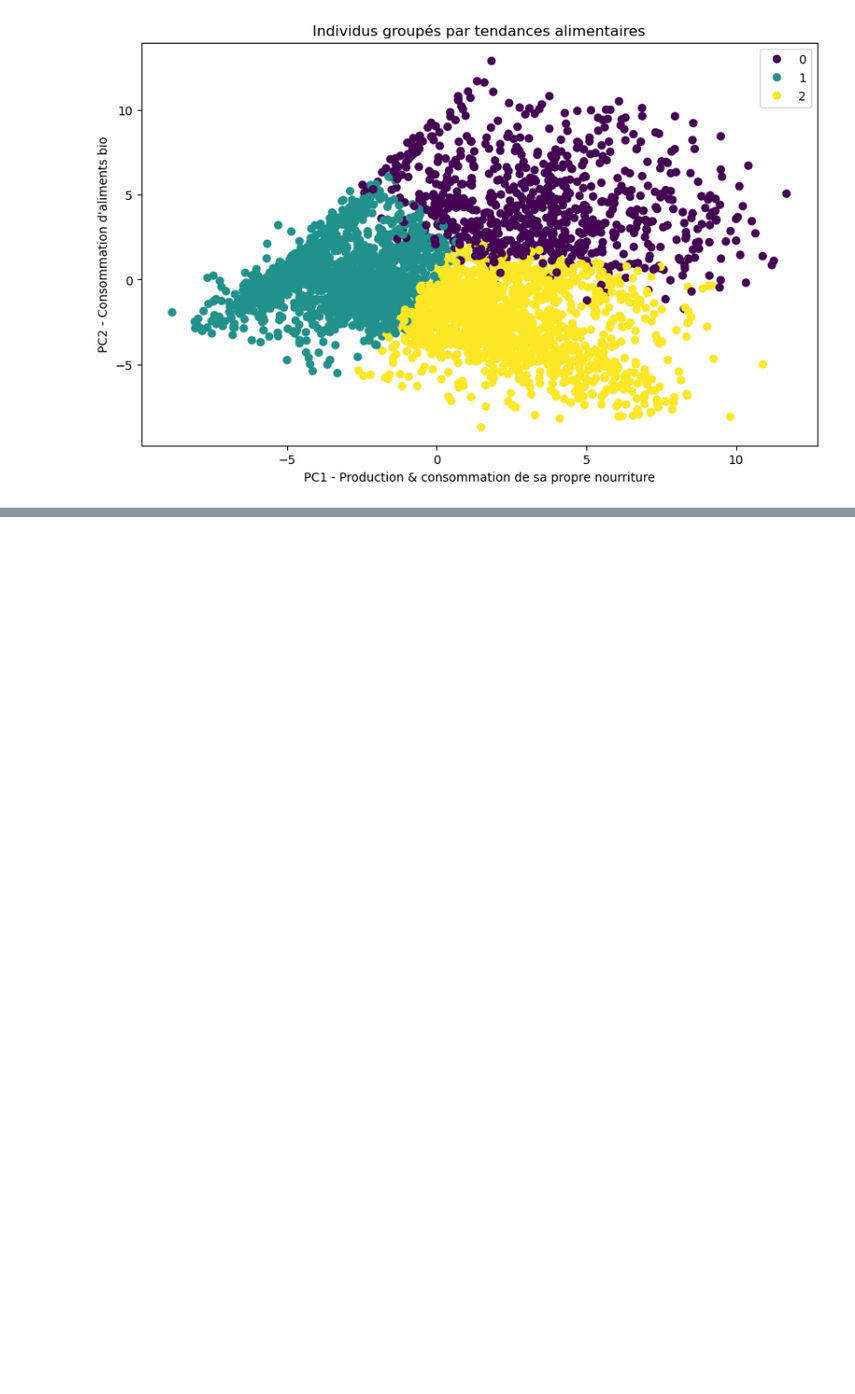
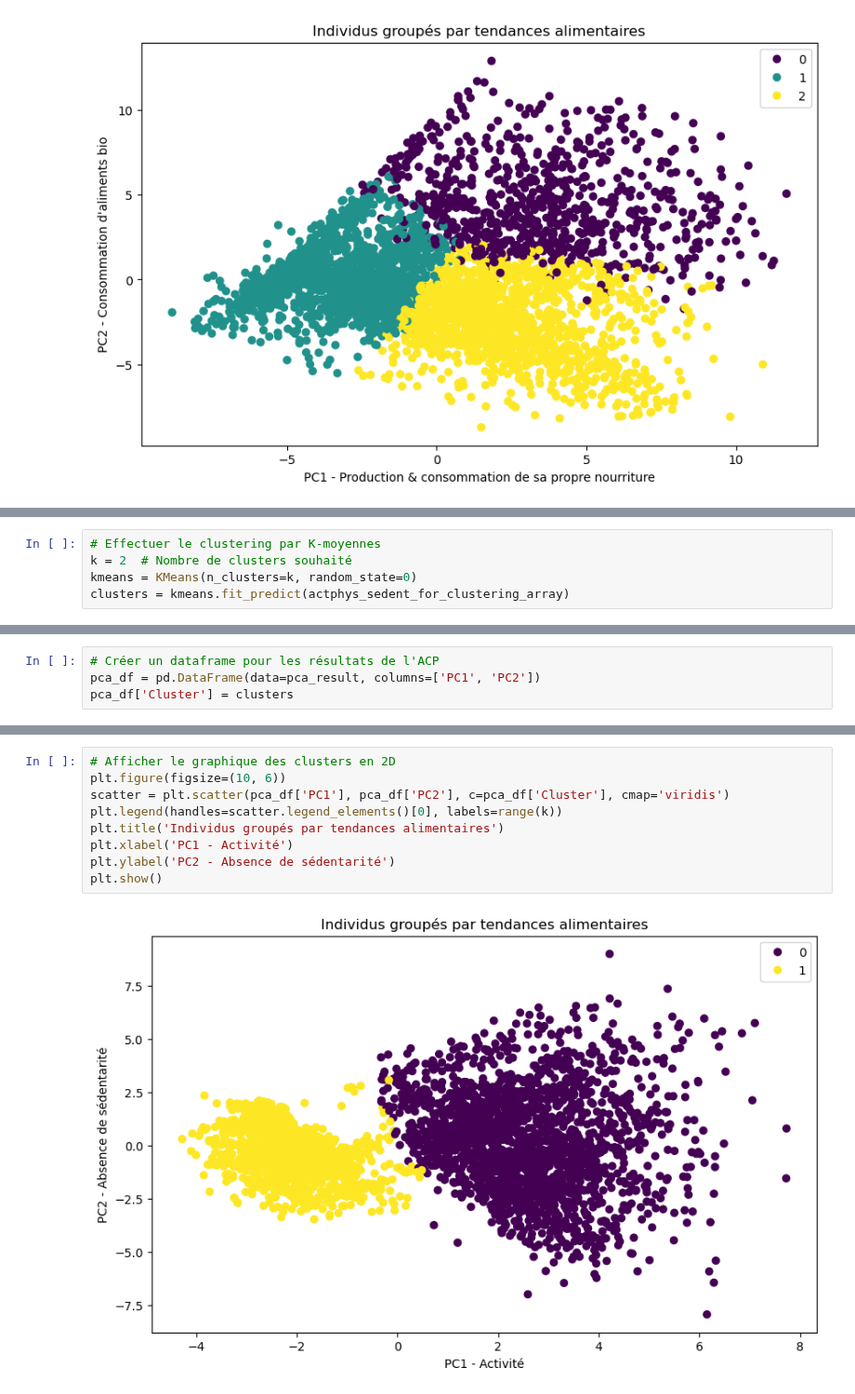
Before and after one commit to InseeFrLab/funathon2023_sujet3, a Jupyter notebook: data_exploration/data_exploration_AP.ipynb, the cells around one changed output, grey strips where cells are left out. Shown at 93% size. Saved outputs shown, nothing was run; the diff lists cells and outputs as text; blank space fills up the shorter version.

```diff
--- a/data_exploration/data_exploration_AP.ipynb
+++ b/data_exploration/data_exploration_AP.ipynb
@@ -345,0 +381,5 @@ plt.show()
+# %%
+# Effectuer le clustering par K-moyennes
+k = 2  # Nombre de clusters souhaité
+kmeans = KMeans(n_clusters=k, random_state=0)
+clusters = kmeans.fit_predict(actphys_sedent_for_clustering_array)
@@ -345,0 +393,4 @@ plt.show()
+# %%
+# Créer un dataframe pour les résultats de l'ACP
+pca_df = pd.DataFrame(data=pca_result, columns=['PC1', 'PC2'])
+pca_df['Cluster'] = clusters
@@ -345,0 +423,11 @@ plt.show()
+# %%
+# Afficher le graphique des clusters en 2D
+plt.figure(figsize=(10, 6))
+scatter = plt.scatter(pca_df['PC1'], pca_df['PC2'], c=pca_df['Cluster'], cmap='viridis')
+plt.legend(handles=scatter.legend_elements()[0], labels=range(k))
+plt.title('Individus groupés par tendances alimentaires')
+plt.xlabel('PC1 - Activité')
+plt.ylabel('PC2 - Absence de sédentarité')
+plt.show()
+# %% [output]
+[figure, added]
```
Also changed, not shown: parts of 23 cells of this notebook.
